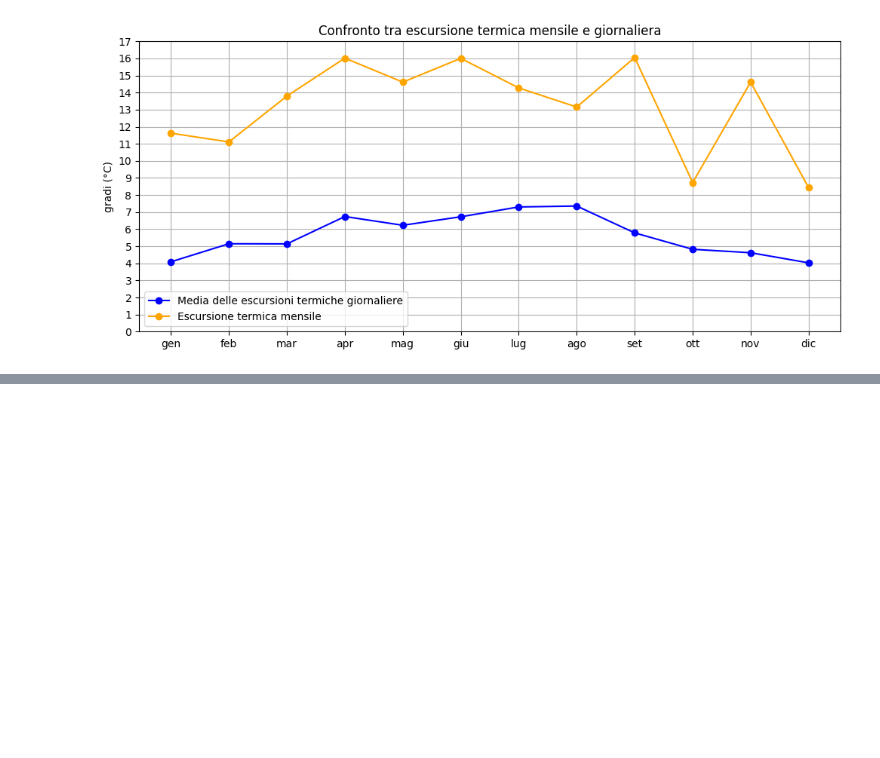
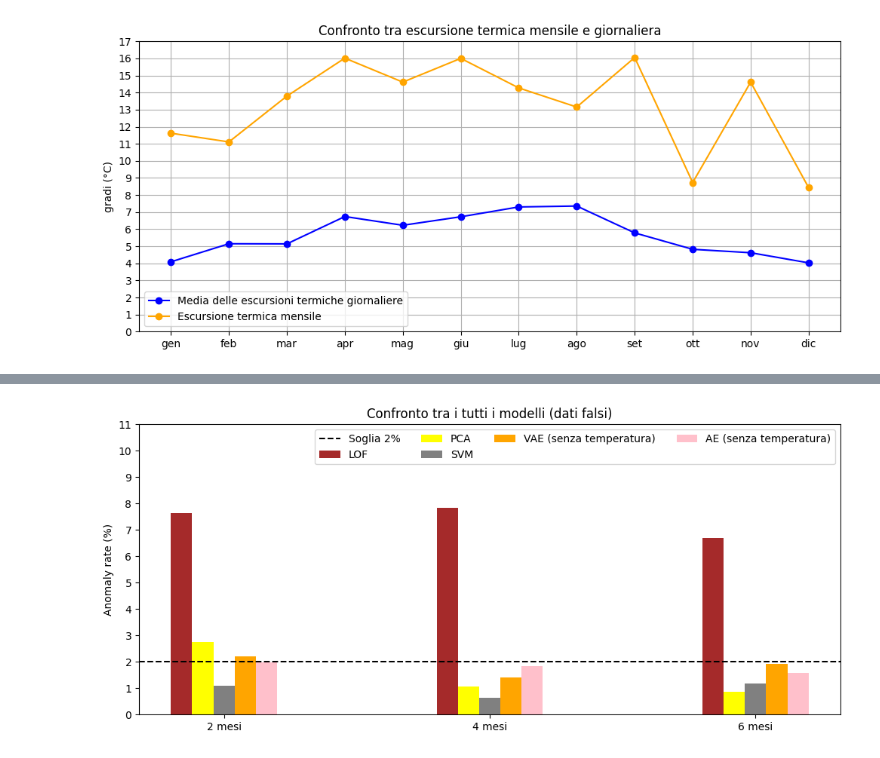
Before and after one commit to RickyF404/Tesi, a Jupyter notebook: Graphs.ipynb, the cells around one changed output, grey strips where cells are left out. Saved outputs shown, nothing was run; the diff lists cells and outputs as text; code cells hidden in the pictures; blank space fills up the shorter version.

```diff
--- a/Graphs.ipynb
+++ b/Graphs.ipynb
@@ -704,0 +791,33 @@ plt.show()
+# %%
+VAE_no_temp_ridotto_fake_inc = VAE_no_temp_fake_inc[VAE_no_temp_fake_inc["window_size"] != 1]
+AE_no_temp_ridotto_fake_inc = AE_no_temp_fake_inc[AE_no_temp_fake_inc["window_size"] != 1]
+
+fake_mean_LOF_inc = LOF_fake_inc.groupby("window_size")["anomaly"].mean()
+fake_mean_PCA_inc = PCA_fake_inc.groupby("window_size")["anomaly"].mean()
+fake_mean_SVM_inc = SVM_fake_inc.groupby("window_size")["anomaly"].mean()
+
+fake_mean_VAE_no_temp_inc = VAE_no_temp_ridotto_fake_inc.groupby("window_size")["anomaly"].mean()
+fake_mean_AE_no_temp_inc = AE_no_temp_ridotto_fake_inc.groupby("window_size")["anomaly"].mean()
+# %%
+labels = ["2 mesi", "4 mesi", "6 mesi"]
+x = np.arange(len(labels))
+y = np.arange(0, 12, step=1)
+fig, ax = plt.subplots(figsize=(12, 5))
+w = 0.08
+ax.bar(x-2*w, fake_mean_LOF_inc.values*100, width=w, color="brown", label="LOF")
+ax.bar(x-w, fake_mean_PCA_inc.values*100, width=w, color="yellow", label="PCA")
+ax.bar(x, fake_mean_SVM_inc.values*100, width=w, color="gray", label="SVM")
+ax.bar(x+w, fake_mean_VAE_no_temp_inc.values*100, width=w, color="orange", label="VAE (senza temperatura)")
+ax.bar(x+2*w, fake_mean_AE_no_temp_inc.values*100, width=w, color="pink", label="AE (senza temperatura)")
+
+ax.axhline(2, color="black", linestyle="--", label="Soglia 2%")
+ax.set_xticks(x)
+ax.set_xticklabels(labels)
+ax.set_yticks(y)
+ax.set_ylabel("Anomaly rate (%)")
+plt.title("Confronto tra i tutti i modelli (dati falsi)")
+plt.legend(ncol = 4)
+# plt.ylim(0, 2.5)
+plt.show()
+# %% [output]
+[figure, added]
```
Also changed, not shown: parts of 13 cells of this notebook.
